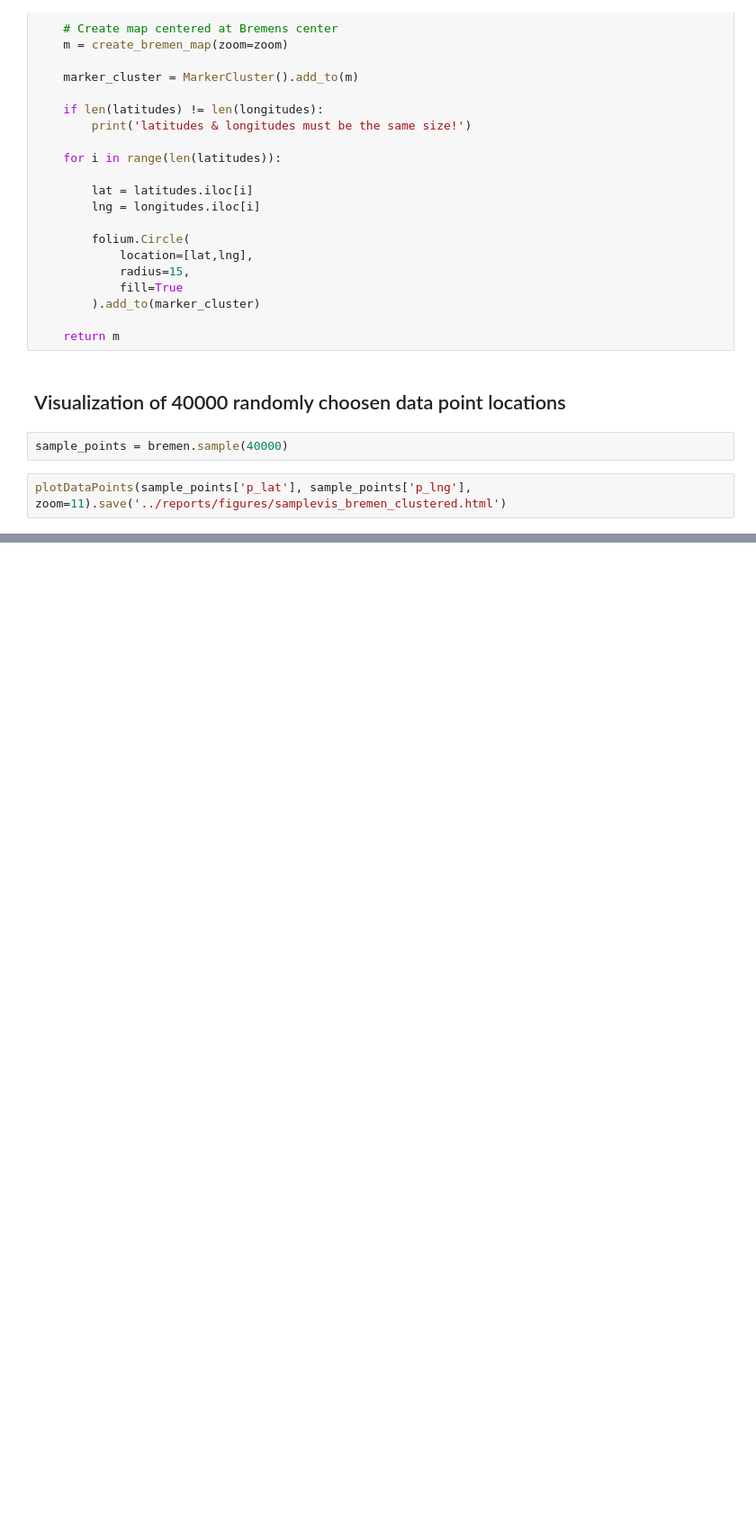
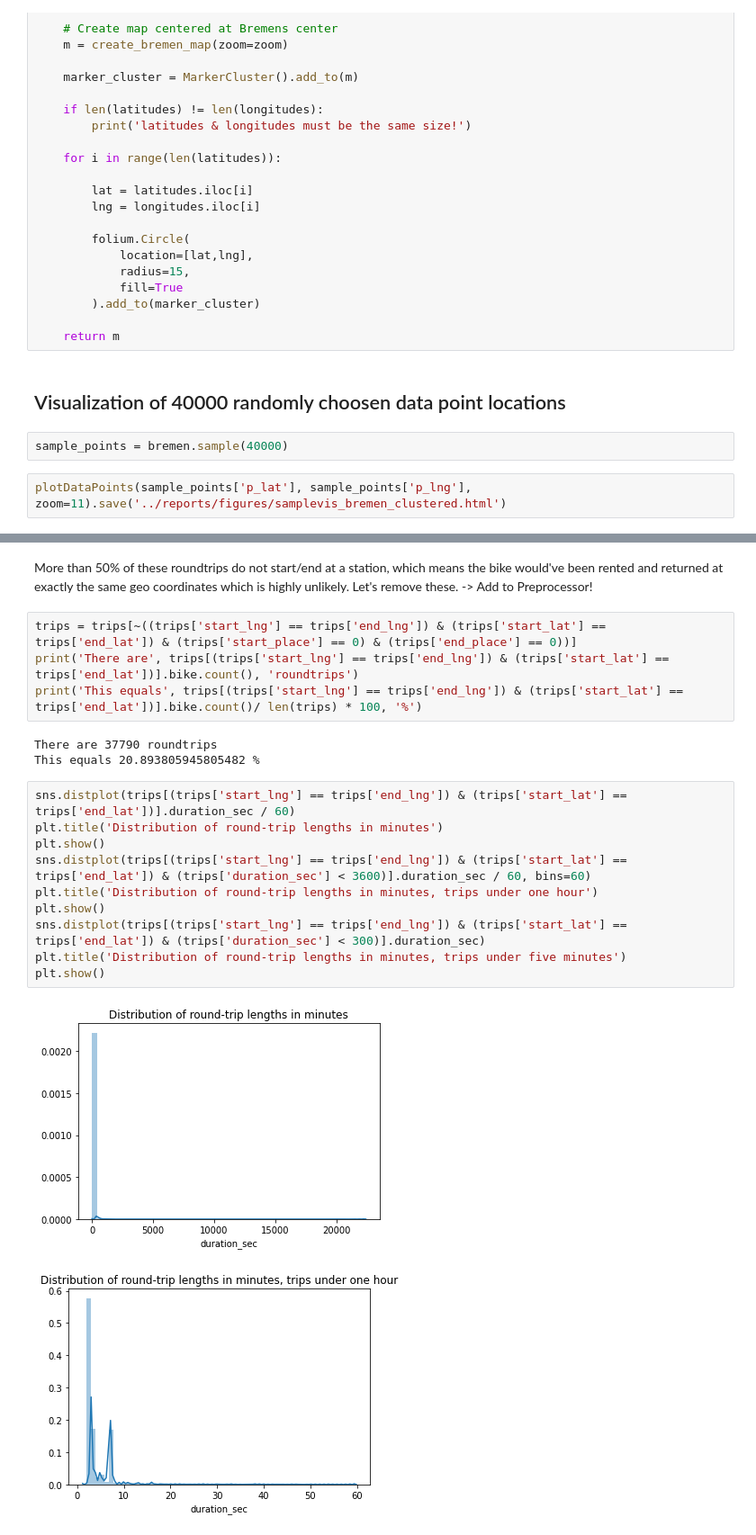
Before and after one commit to janiksudo/PDS_Project, a Jupyter notebook: notebooks/#16_exploration_notebooks_merged.ipynb, the cells around one changed output, grey strips where cells are left out. Shown at 90% size. Saved outputs shown, nothing was run; the diff lists cells and outputs as text; blank space fills up the shorter version.

```diff
--- a/notebooks/#16_exploration_notebooks_merged.ipynb
+++ b/notebooks/#16_exploration_notebooks_merged.ipynb
@@ -379,0 +527,22 @@ plotDataPoints(sample_points['p_lat'], sample_points['p_lng'], zoom=11).save('..
+# %% [markdown]
+More than 50% of these roundtrips do not start/end at a station, which means the bike would've been rented and returned at exactly the same geo coordinates which is highly unlikely. Let's remove these. -> Add to Preprocessor!
+# %%
+trips = trips[~((trips['start_lng'] == trips['end_lng']) & (trips['start_lat'] == trips['end_lat']) & (trips['start_place'] == 0) & (trips['end_place'] == 0))]
+print('There are', trips[(trips['start_lng'] == trips['end_lng']) & (trips['start_lat'] == trips['end_lat'])].bike.count(), 'roundtrips')
+print('This equals', trips[(trips['start_lng'] == trips['end_lng']) & (trips['start_lat'] == trips['end_lat'])].bike.count()/ len(trips) * 100, '%')
+# %% [output]
+There are 37790 roundtrips
+This equals 20.893805945805482 %
+# %%
+sns.distplot(trips[(trips['start_lng'] == trips['end_lng']) & (trips['start_lat'] == trips['end_lat'])].duration_sec / 60)
+plt.title('Distribution of round-trip lengths in minutes')
+plt.show()
+sns.distplot(trips[(trips['start_lng'] == trips['end_lng']) & (trips['start_lat'] == trips['end_lat']) & (trips['duration_sec'] < 3600)].duration_sec / 60, bins=60)
+plt.title('Distribution of round-trip lengths in minutes, trips under one hour')
+plt.show()
+sns.distplot(trips[(trips['start_lng'] == trips['end_lng']) & (trips['start_lat'] == trips['end_lat']) & (trips['duration_sec'] < 300)].duration_sec)
+plt.title('Distribution of round-trip lengths in minutes, trips under five minutes')
+plt.show()
+# %% [output]
+[figure, added]
+[figure, added]
```
Also changed, not shown: parts of 23 cells of this notebook, 1 other file.
